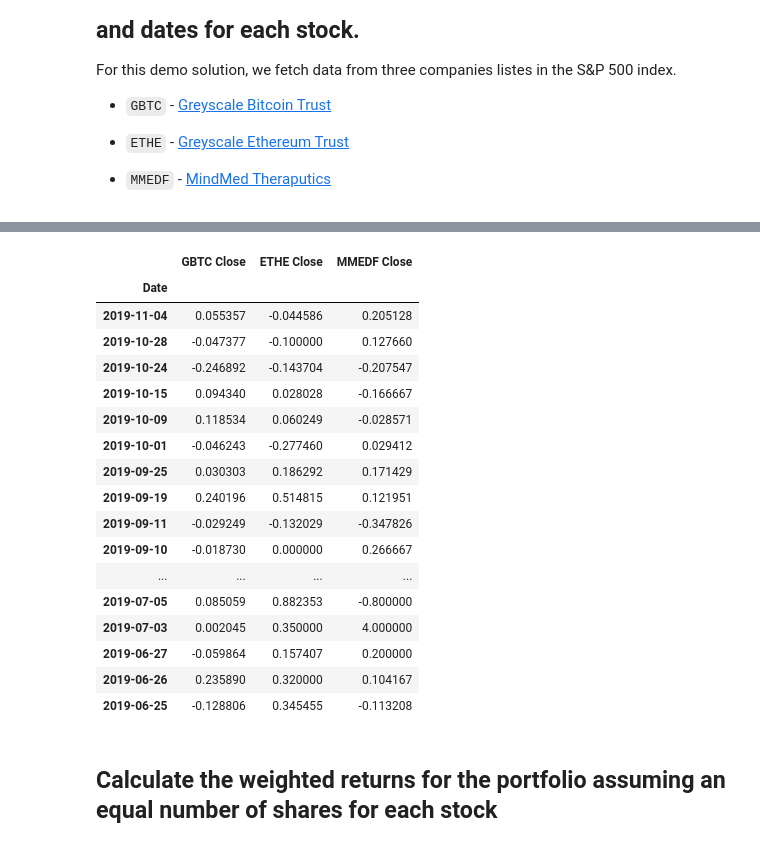
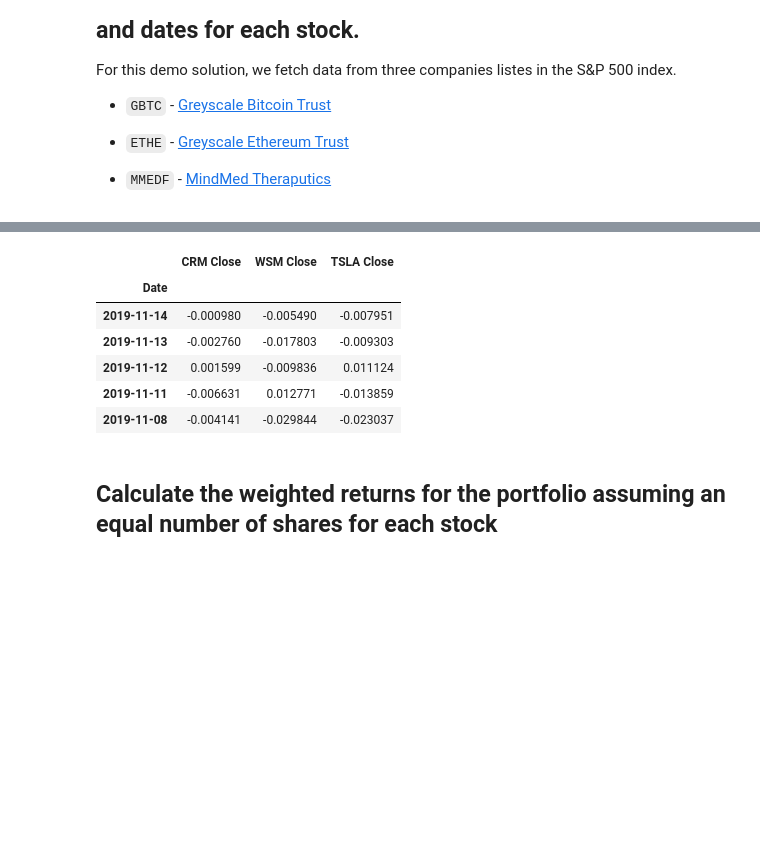
Before and after one commit to MedakaRiceFish/PandasHomework, a Jupyter notebook: 04-HW-RyanH.ipynb, the cells around one changed output, grey strips where cells are left out. Cells and saved outputs as stored; diff of their text form; code cells hidden in the pictures; blank space fills up the shorter version.

```diff
--- a/04-HW-RyanH.ipynb
+++ b/04-HW-RyanH.ipynb
@@ -475,15 +483,15 @@ gbtc_df.head()
 # %%
 # Reading data from 2nd stock
-csvpath = Path("../Downloads/ETHEClose1Year.csv")
+csvpath = Path("../Downloads/WSMClose1Year.csv")
 
-ethe_df = pd.read_csv(csvpath)
+wsm_df = pd.read_csv(csvpath)
 
-ethe_df['Date'] = pd.to_datetime(ethe_df['Date']).dt.date
-ethe_df = ethe_df.set_index('Date')
-ethe_df = ethe_df.sort_index(ascending=False)
-ethe_df = ethe_df.rename(columns={
-    "Close": "ETHE Close"
+wsm_df['Date'] = pd.to_datetime(wsm_df['Date']).dt.date
+wsm_df = wsm_df.set_index('Date')
+wsm_df = wsm_df.sort_index(ascending=False)
+wsm_df = wsm_df.rename(columns={
+    "Close": "WSM Close"
 })
 
-ethe_df.head()
+wsm_df.head()
 # %% [output]
@@ -497,15 +505,15 @@ ethe_df.head()
 # %%
 # Reading data from 3rd stock
-csvpath = Path("../Downloads/MMEDFClose1Year.csv")
+csvpath = Path("../Downloads/CRMClose1Year.csv")
 
-mmedf_df = pd.read_csv(csvpath)
+crm_df = pd.read_csv(csvpath)
 
-mmedf_df['Date'] = pd.to_datetime(mmedf_df['Date']).dt.date
-mmedf_df = mmedf_df.set_index('Date')
-mmedf_df = mmedf_df.sort_index(ascending=False)
-mmedf_df = mmedf_df.rename(columns={
-    "Close": "MMEDF Close"
+crm_df['Date'] = pd.to_datetime(crm_df['Date']).dt.date
+crm_df = crm_df.set_index('Date')
+crm_df = crm_df.sort_index(ascending=False)
+crm_df = crm_df.rename(columns={
+    "Close": "CRM Close"
 })
 
-mmedf_df.head()
+crm_df.tail(100)
 # %% [output]
@@ -519,5 +534,6 @@ mmedf_df.head()
 # %%
 # Combine all stocks in a single DataFrame
-ryans_picks_df = pd.concat([gbtc_df, ethe_df,mmedf_df], axis='columns', join='inner')
+
+ryans_picks_df = pd.concat([crm_df, wsm_df,tsla_df], axis='columns', join='inner')
 ryans_picks_df.head(10)
 # %% [output]
@@ -549,29 +565,18 @@ ryans_picks_df.head()
 # %%
 # Calculate daily returns
 ryans_picks_dreturns = ryans_picks_df.pct_change()
 # Drop NAs
 ryans_picks_dreturns = ryans_picks_dreturns.dropna().copy()
 # Display sample data
-ryans_picks_dreturns.head(20)
+ryans_picks_dreturns.head(5)
 # %% [output]
-|  | GBTC Close | ETHE Close | MMEDF Close |
+|  | CRM Close | WSM Close | TSLA Close |
 | Date |  |  |  |
-| 2019-11-04 | 0.055357 | -0.044586 | 0.205128 |
-| 2019-10-28 | -0.047377 | -0.100000 | 0.127660 |
-| 2019-10-24 | -0.246892 | -0.143704 | -0.207547 |
-| 2019-10-15 | 0.094340 | 0.028028 | -0.166667 |
-| 2019-10-09 | 0.118534 | 0.060249 | -0.028571 |
-| 2019-10-01 | -0.046243 | -0.277460 | 0.029412 |
-| 2019-09-25 | 0.030303 | 0.186292 | 0.171429 |
-| 2019-09-19 | 0.240196 | 0.514815 | 0.121951 |
-| 2019-09-11 | -0.029249 | -0.132029 | -0.347826 |
-| 2019-09-10 | -0.018730 | 0.000000 | 0.266667 |
-| ... | ... | ... | ... |
-| 2019-07-05 | 0.085059 | 0.882353 | -0.800000 |
-| 2019-07-03 | 0.002045 | 0.350000 | 4.000000 |
-| 2019-06-27 | -0.059864 | 0.157407 | 0.200000 |
-| 2019-06-26 | 0.235890 | 0.320000 | 0.104167 |
-| 2019-06-25 | -0.128806 | 0.345455 | -0.113208 |
+| 2019-11-14 | -0.000980 | -0.005490 | -0.007951 |
+| 2019-11-13 | -0.002760 | -0.017803 | -0.009303 |
+| 2019-11-12 | 0.001599 | -0.009836 | 0.011124 |
+| 2019-11-11 | -0.006631 | 0.012771 | -0.013859 |
+| 2019-11-08 | -0.004141 | -0.029844 | -0.023037 |
 # %% [markdown]
 ## Calculate the weighted returns for the portfolio assuming an equal number of shares for each stock
 # %%
```
Also changed, not shown: parts of 19 cells of this notebook.
